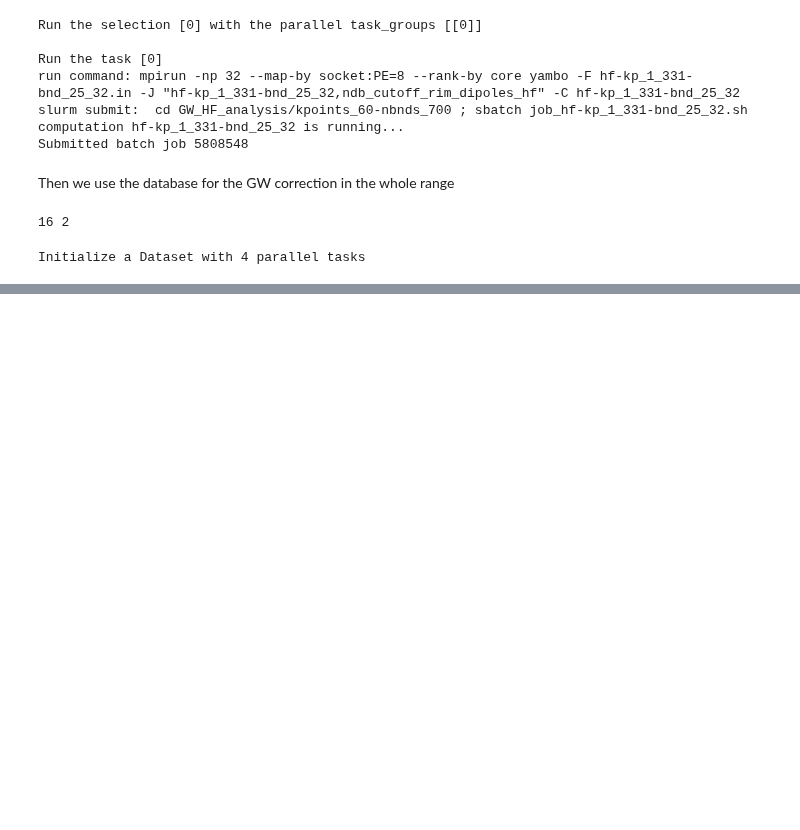
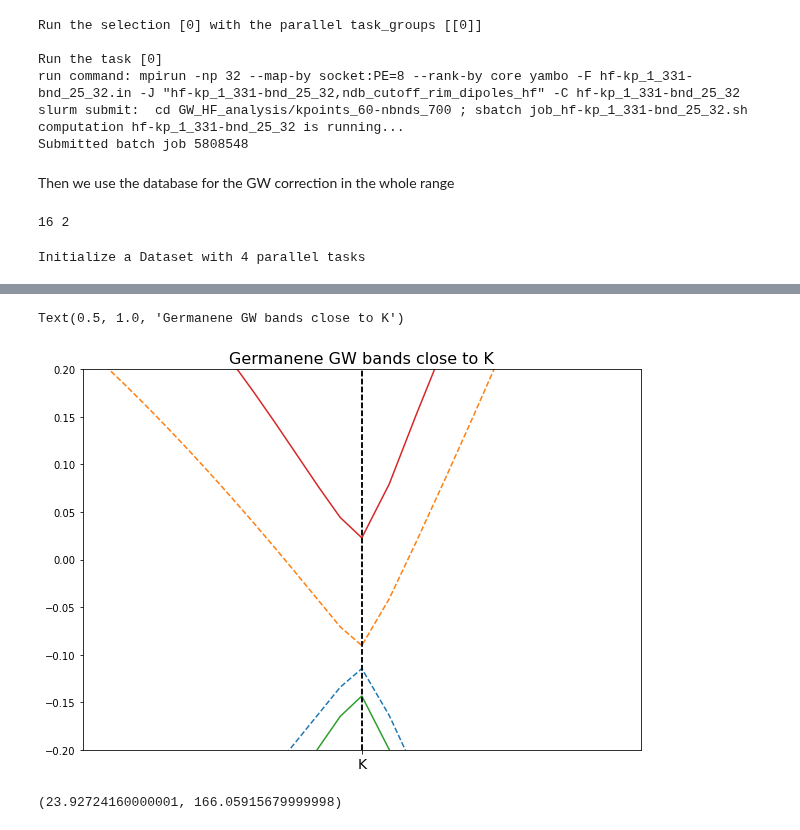
Before and after one commit to marcodalessandro76/Germanene, a Jupyter notebook: GW_Analysis.ipynb, the cells around one changed output, grey strips where cells are left out. Cells and saved outputs as stored; diff of their text form; code cells hidden in the pictures; blank space fills up the shorter version.

```diff
--- a/GW_Analysis.ipynb
+++ b/GW_Analysis.ipynb
@@ -1010,0 +1127,20 @@ gap
+# %%
+K_pos = bands_gw.get_high_sym_positions()[1][2]
+dk = 0.08
+
+fig, ax = plt.subplots(figsize=(10, 7))
+bands_dft.plot(plt,selection=[2,4],linestyle='--')
+bands_gw.plot(plt,selection=[2,4])
+ax.set_xlim(K_pos-dk,K_pos+dk)
+ax.set_ylim(-0.2,0.2)
+plt.title('Germanene GW bands close to K',size=16)
+# %% [output]
+Text(0.5, 1.0, 'Germanene GW bands close to K')
+[figure, added]
+# %%
+Kp_ind = 120
+gap_dft = 1e3*(bands_dft.bands[4][Kp_ind]-bands_dft.bands[3][Kp_ind])
+gap_gw = 1e3*(bands_gw.bands[4][Kp_ind]-bands_gw.bands[3][Kp_ind])
+gap_dft,gap_gw
+# %% [output]
+(23.92724160000001, 166.05915679999998)
```
Also changed, not shown: parts of 17 cells of this notebook, 2 other files.
